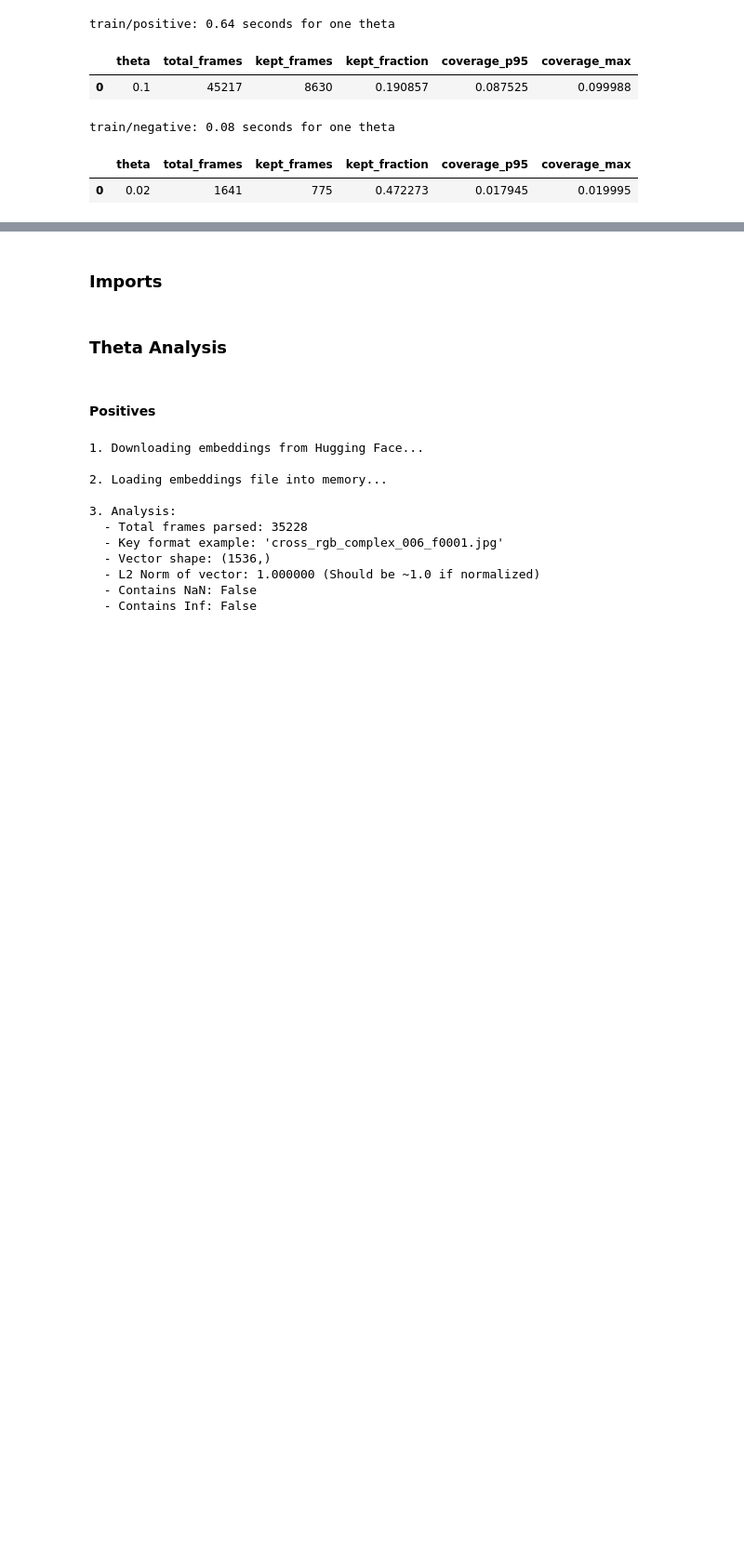
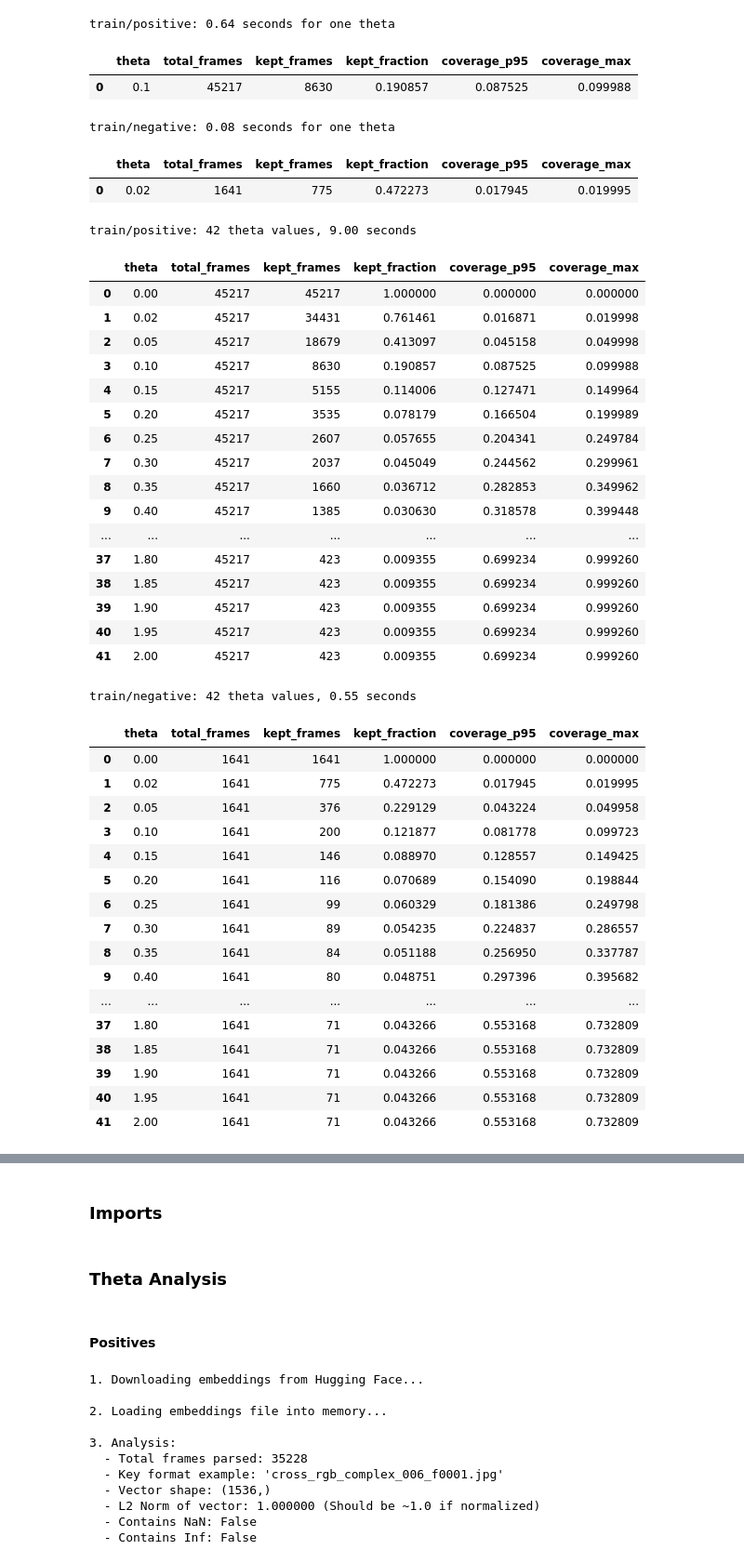
Before and after one commit to Hannysia/drone_detection, a Jupyter notebook: notebooks/04_embeddings_threshold_analysis.ipynb, the cells around one changed output, grey strips where cells are left out. Shown at 93% size. Cells and saved outputs as stored; diff of their text form; code cells hidden in the pictures; blank space fills up the shorter version.

```diff
--- a/notebooks/04_embeddings_threshold_analysis.ipynb
+++ b/notebooks/04_embeddings_threshold_analysis.ipynb
@@ -110,3 +110,63 @@ train/positive: 0.64 seconds for one theta
 train/negative: 0.08 seconds for one theta
 |  | theta | total_frames | kept_frames | kept_fraction | coverage_p95 | coverage_max |
 | 0 | 0.02 | 1641 | 775 | 0.472273 | 0.017945 | 0.019995 |
+# %%
+import numpy as np
+
+THETA_GRID_POINTS = 41
+
+theta_grid = np.unique(np.concatenate((
+    np.linspace(0.0, 2.0, THETA_GRID_POINTS),
+    np.array(list(probe_thresholds.values())),
+)))
+
+theta_results = {}
+
+for category, groups in groups_by_category.items():
+    started = perf_counter()
+
+    result = evaluate_theta_candidates(groups, theta_grid)
+    theta_results[category] = result
+
+    print(
+        f"train/{category}: {len(theta_grid)} theta values, "
+        f"{perf_counter() - started:.2f} seconds"
+    )
+    display(result)
+# %% [output]
+train/positive: 42 theta values, 9.00 seconds
+|  | theta | total_frames | kept_frames | kept_fraction | coverage_p95 | coverage_max |
+| 0 | 0.00 | 45217 | 45217 | 1.000000 | 0.000000 | 0.000000 |
+| 1 | 0.02 | 45217 | 34431 | 0.761461 | 0.016871 | 0.019998 |
+| 2 | 0.05 | 45217 | 18679 | 0.413097 | 0.045158 | 0.049998 |
+| 3 | 0.10 | 45217 | 8630 | 0.190857 | 0.087525 | 0.099988 |
+| 4 | 0.15 | 45217 | 5155 | 0.114006 | 0.127471 | 0.149964 |
+| 5 | 0.20 | 45217 | 3535 | 0.078179 | 0.166504 | 0.199989 |
+| 6 | 0.25 | 45217 | 2607 | 0.057655 | 0.204341 | 0.249784 |
+| 7 | 0.30 | 45217 | 2037 | 0.045049 | 0.244562 | 0.299961 |
+| 8 | 0.35 | 45217 | 1660 | 0.036712 | 0.282853 | 0.349962 |
+| 9 | 0.40 | 45217 | 1385 | 0.030630 | 0.318578 | 0.399448 |
+| ... | ... | ... | ... | ... | ... | ... |
+| 37 | 1.80 | 45217 | 423 | 0.009355 | 0.699234 | 0.999260 |
+| 38 | 1.85 | 45217 | 423 | 0.009355 | 0.699234 | 0.999260 |
+| 39 | 1.90 | 45217 | 423 | 0.009355 | 0.699234 | 0.999260 |
+| 40 | 1.95 | 45217 | 423 | 0.009355 | 0.699234 | 0.999260 |
+| 41 | 2.00 | 45217 | 423 | 0.009355 | 0.699234 | 0.999260 |
+train/negative: 42 theta values, 0.55 seconds
+|  | theta | total_frames | kept_frames | kept_fraction | coverage_p95 | coverage_max |
+| 0 | 0.00 | 1641 | 1641 | 1.000000 | 0.000000 | 0.000000 |
+| 1 | 0.02 | 1641 | 775 | 0.472273 | 0.017945 | 0.019995 |
+| 2 | 0.05 | 1641 | 376 | 0.229129 | 0.043224 | 0.049958 |
+| 3 | 0.10 | 1641 | 200 | 0.121877 | 0.081778 | 0.099723 |
+| 4 | 0.15 | 1641 | 146 | 0.088970 | 0.128557 | 0.149425 |
+| 5 | 0.20 | 1641 | 116 | 0.070689 | 0.154090 | 0.198844 |
+| 6 | 0.25 | 1641 | 99 | 0.060329 | 0.181386 | 0.249798 |
+| 7 | 0.30 | 1641 | 89 | 0.054235 | 0.224837 | 0.286557 |
+| 8 | 0.35 | 1641 | 84 | 0.051188 | 0.256950 | 0.337787 |
+| 9 | 0.40 | 1641 | 80 | 0.048751 | 0.297396 | 0.395682 |
+| ... | ... | ... | ... | ... | ... | ... |
+| 37 | 1.80 | 1641 | 71 | 0.043266 | 0.553168 | 0.732809 |
+| 38 | 1.85 | 1641 | 71 | 0.043266 | 0.553168 | 0.732809 |
+| 39 | 1.90 | 1641 | 71 | 0.043266 | 0.553168 | 0.732809 |
+| 40 | 1.95 | 1641 | 71 | 0.043266 | 0.553168 | 0.732809 |
+| 41 | 2.00 | 1641 | 71 | 0.043266 | 0.553168 | 0.732809 |
```
Also changed, not shown: parts of 1 cell of this notebook, 2 other files.
